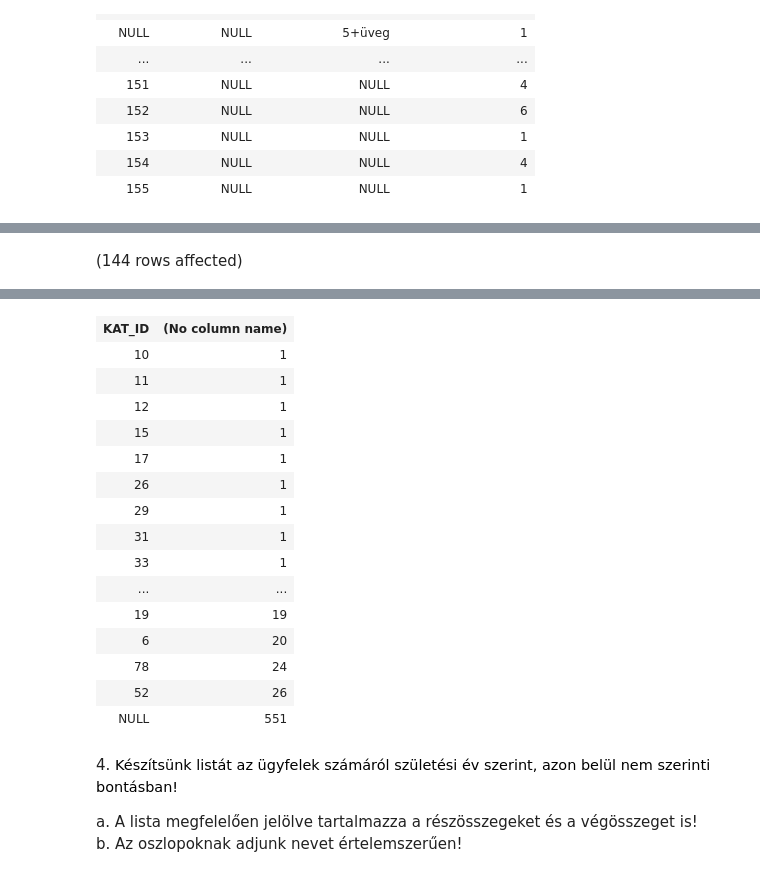
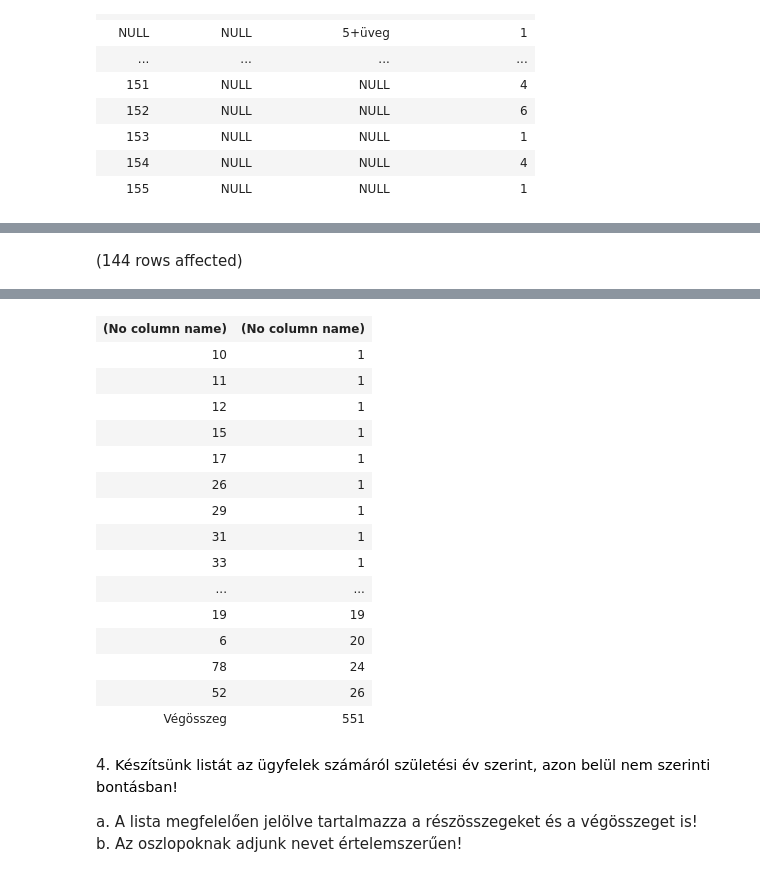
Before and after one commit to MedSzabolcs/SQL_G02, a Jupyter notebook: gyakorlat04_feladatok.ipynb, the cells around one changed output, grey strips where cells are left out. Cells and saved outputs as stored; diff of their text form; code cells hidden in the pictures.

```diff
--- a/gyakorlat04_feladatok.ipynb
+++ b/gyakorlat04_feladatok.ipynb
@@ -96,7 +96,7 @@ a. Elég megjeleníteni a kategóriák azonosítóit és a darabszámokat!
 
 ![](https://moodle.uni-corvinus.hu/theme/image.php/adaptable/atto_h5p/1709548862/icon)
 # %%
-SELECT KAT_ID,
+SELECT IIF(GROUPING_ID(KAT_ID)= 1, 'Végösszeg', CAST(KAT_ID as nvarchar(4))),
        COUNT(*)
 FROM Termek
 GROUP BY ROLLUP (KAT_ID)
@@ -107,4 +107,4 @@ Total execution time: 00:00:00.039
-| KAT_ID | (No column name) |
+| (No column name) | (No column name) |
 | 10 | 1 |
 | 11 | 1 |
 | 12 | 1 |
@@ -119,7 +119,7 @@ Total execution time: 00:00:00.039
 | 6 | 20 |
 | 78 | 24 |
 | 52 | 26 |
-| NULL | 551 |
+| Végösszeg | 551 |
 # %% [markdown]
 4. <span style="background-color: rgb(255, 255, 255); color: rgb(0, 0, 0); font-family: &quot;Open Sans&quot;, sans-serif; font-size: 14.44px;">Készítsünk listát az ügyfelek számáról születési év szerint, azon belül nem szerinti bontásban!&nbsp;</span>
 
```
Also changed, not shown: parts of 2 cells of this notebook.
